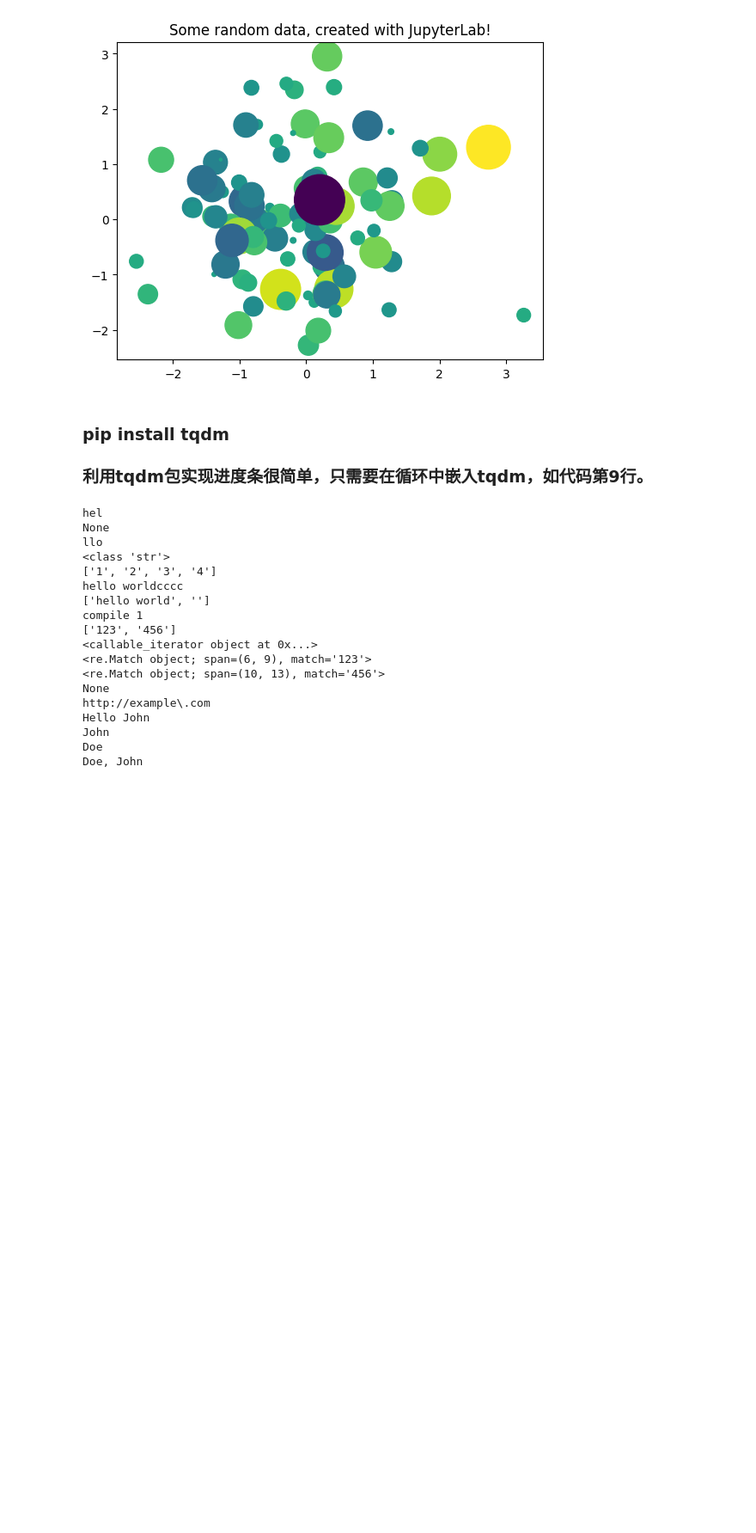
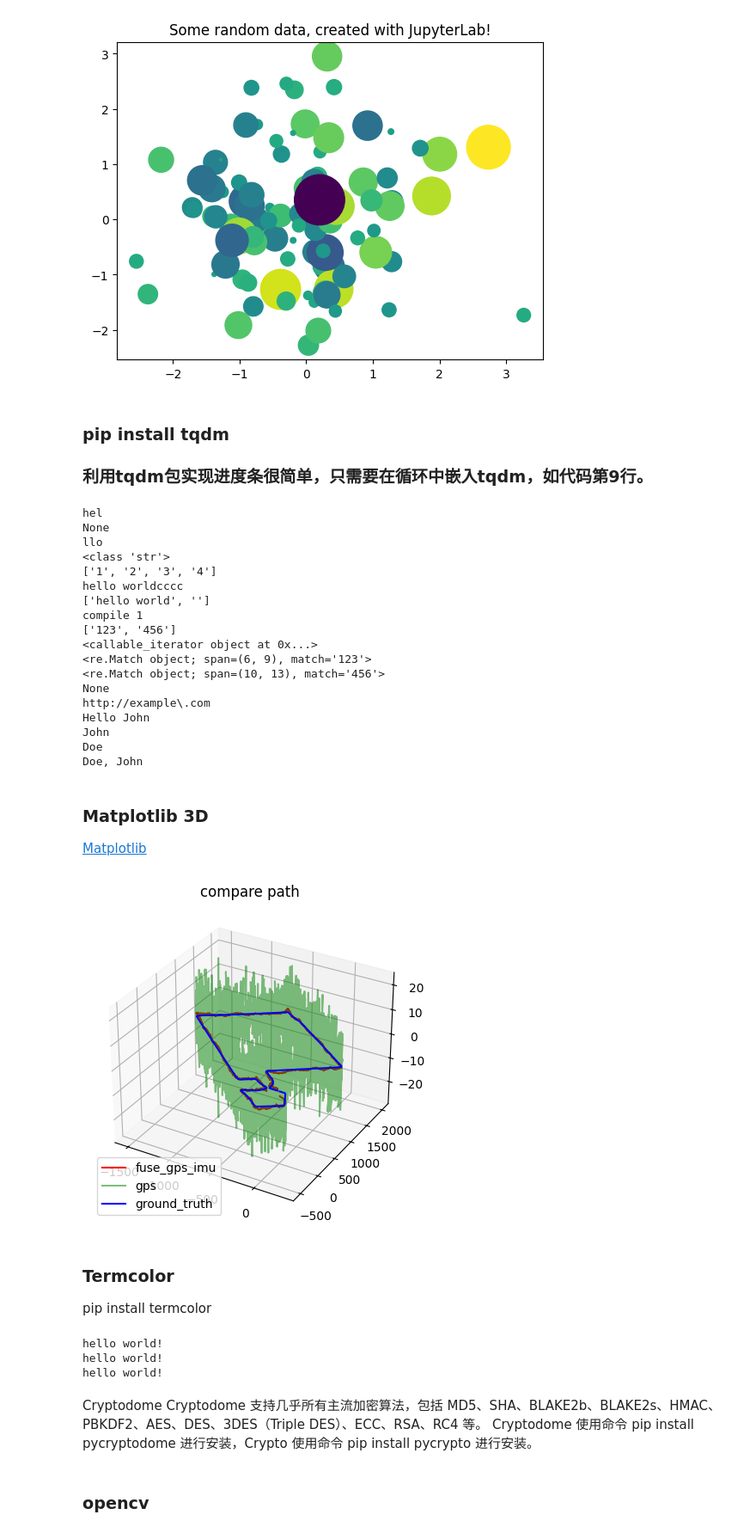
Before and after one commit to haohaoalt/python_learning, a Jupyter notebook: python_module/python_module.ipynb, the cells around one changed output. Shown at 86% size. Saved outputs shown, nothing was run; the diff lists cells and outputs as text; code cells hidden in the pictures; blank space fills up the shorter version.

```diff
--- a/python_module/python_module.ipynb
+++ b/python_module/python_module.ipynb
@@ -133,3 +133,62 @@ Hello John
 John
 Doe
 Doe, John
+# %% [markdown]
+### Matplotlib 3D
+[Matplotlib](https://c.biancheng.net/matplotlib/3d-plot.html)
+# %%
+import numpy as np #数值计算
+import matplotlib.pyplot as plt #绘图
+from mpl_toolkits import mplot3d #创建3D图形
+
+def load_txt_data(data_path):
+    try:
+        return np.loadtxt(data_path)
+    except FileNotFoundError as err:
+        print('this is a OSError: ' + str(err))
+
+if __name__ == "__main__":
+    fuse_data_path = './data/fused.txt'
+    gps_data_path = './data/gps_measurement.txt'
+    gt_data_path = './data/gt.txt'
+
+    fuse_data = load_txt_data(fuse_data_path) #它尝试从给定的路径加载文本文件，并返回numpy数组。
+    gps_data = load_txt_data(gps_data_path)
+    gt_data = load_txt_data(gt_data_path)
+
+    fig = plt.figure() # 创建一个新的图形
+    ax = plt.axes(projection='3d') # 创建一个3D坐标轴
+    ax.set_title('compare path') # 置了图形的标题为'compare path'
+    ax.plot3D(fuse_data[:, 1], fuse_data[:, 2], fuse_data[:, 3], color='r', label='fuse_gps_imu')
+    ax.plot3D(gps_data[:, 1], gps_data[:, 2], gps_data[:, 3], color='g', alpha=0.5, label='gps')
+    ax.plot3D(gt_data[:, 1], gt_data[:, 2], gt_data[:, 3], color='b', label='ground_truth')
+    plt.legend(loc='best') # 在图形中添加图例
+    plt.show()
+# %% [output]
+[figure, added]
+# %% [markdown]
+### Termcolor
+pip install termcolor
+# %%
+# coding utf-8
+from termcolor import colored
+import sys
+
+#if len(sys.argv)!=2:
+#    print(colored("Usage: python hello.py <N>", "yellow"))
+#    sys.exit()
+
+#N = int(sys.argv[1])
+
+for i in range(3):
+    print(colored("hello world!","red"))
+# %% [output]
+hello world!
+hello world!
+hello world!
+# %% [markdown]
+Cryptodome
+Cryptodome 支持几乎所有主流加密算法，包括 MD5、SHA、BLAKE2b、BLAKE2s、HMAC、PBKDF2、AES、DES、3DES（Triple DES）、ECC、RSA、RC4 等。
+Cryptodome 使用命令 pip install pycryptodome 进行安装，Crypto 使用命令 pip install pycrypto 进行安装。
+# %% [markdown]
+### opencv
```
Also changed, not shown: parts of 3 cells of this notebook, 3 other files.
